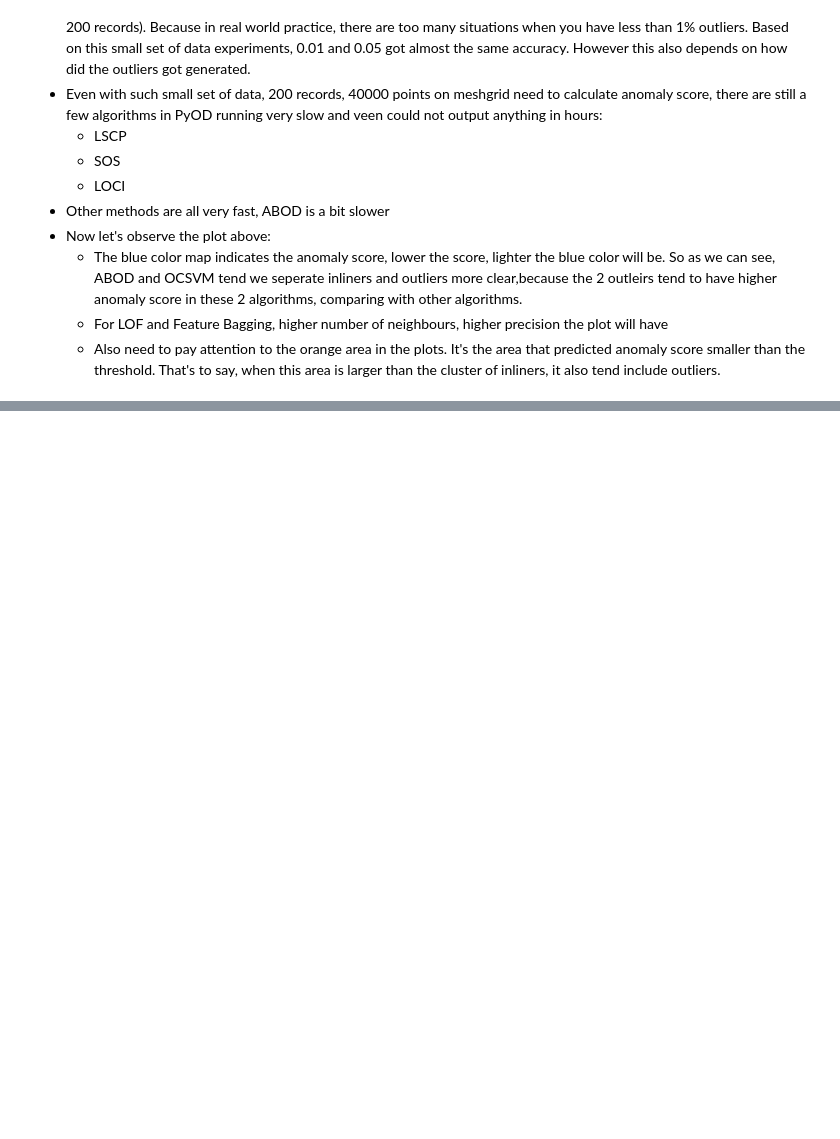
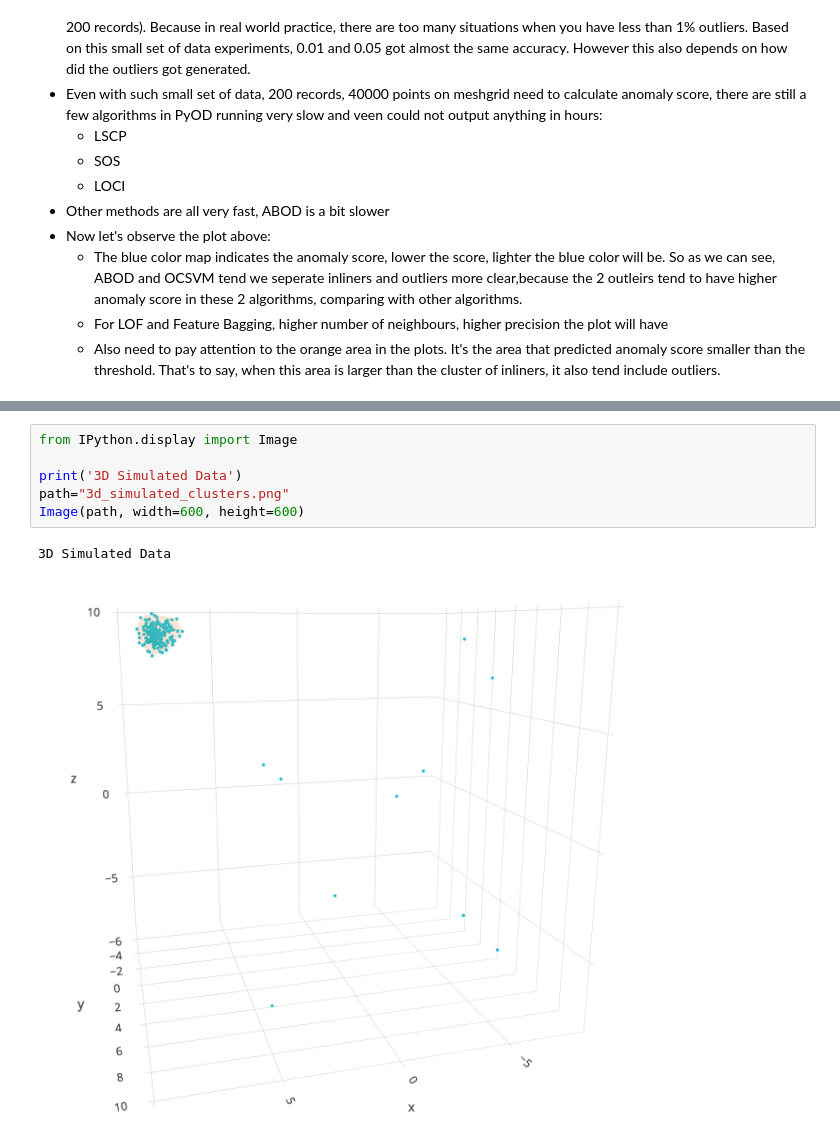
Before and after one commit to hanhanwu/Hanhan_Data_Science_Practice, a Jupyter notebook: Outliers_and_Clustering/try_PyOD.ipynb, the cells around one changed output, grey strips where cells are left out. Cells and saved outputs as stored; diff of their text form; blank space fills up the shorter version.

```diff
--- a/Outliers_and_Clustering/try_PyOD.ipynb
+++ b/Outliers_and_Clustering/try_PyOD.ipynb
@@ -224,0 +281,9 @@ plt.show()
+# %%
+from IPython.display import Image
+
+print('3D Simulated Data')
+path="3d_simulated_clusters.png"
+Image(path, width=600, height=600)
+# %% [output]
+3D Simulated Data
+[figure, added]
```
Also changed, not shown: parts of 12 cells of this notebook.
